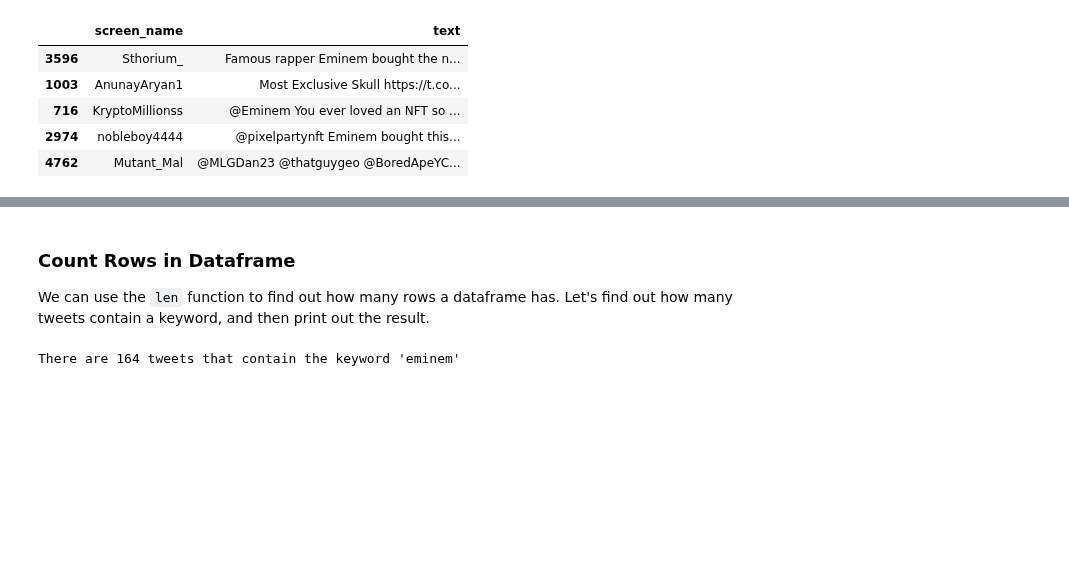
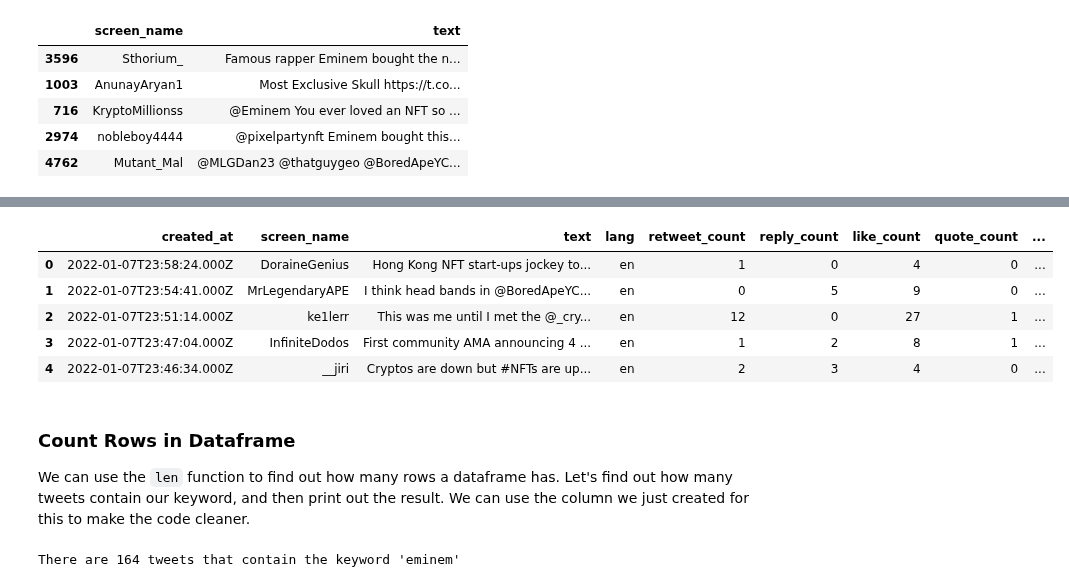
Before and after one commit to zlisto/social_media_analytics, a Jupyter notebook: Lecture02_BasicSocialMediaDataAnalysis.ipynb, the cells around one changed output, grey strips where cells are left out. Cells and saved outputs as stored; diff of their text form; code cells hidden in the pictures; blank space fills up the shorter version.

```diff
--- a/Lecture02_BasicSocialMediaDataAnalysis.ipynb
+++ b/Lecture02_BasicSocialMediaDataAnalysis.ipynb
@@ -108,5 +133,17 @@ df[df.text.str.contains(keyword, case = False)][['screen_name','text']].sample(n
+# %%
+keyword = 'eminem'
+
+df['has_eminem'] = df.text.str.contains(keyword, case = False)
+df.head()
+# %% [output]
+|  | created_at | screen_name | text | lang | retweet_count | reply_count | like_count | quote_count | ... |
+| 0 | 2022-01-07T23:58:24.000Z | DoraineGenius | Hong Kong NFT start-ups jockey to... | en | 1 | 0 | 4 | 0 | ... |
+| 1 | 2022-01-07T23:54:41.000Z | MrLegendaryAPE | I think head bands in @BoredApeYC... | en | 0 | 5 | 9 | 0 | ... |
+| 2 | 2022-01-07T23:51:14.000Z | ke1lerr | This was me until I met the @_cry... | en | 12 | 0 | 27 | 1 | ... |
+| 3 | 2022-01-07T23:47:04.000Z | InfiniteDodos | First community AMA announcing 4 ... | en | 1 | 2 | 8 | 1 | ... |
+| 4 | 2022-01-07T23:46:34.000Z | __jiri | Cryptos are down but #NFTs are up... | en | 2 | 3 | 4 | 0 | ... |
 # %% [markdown]
 ### Count Rows in Dataframe
 
-We can use the `len` function to find out how many rows a dataframe has.  Let's find out how many tweets contain a keyword, and then print out the result.
+We can use the `len` function to find out how many rows a dataframe has.  Let's find out how many tweets contain our keyword, and then print out the result. We can use the column we just created for this to make the code cleaner.
 # %%
```
Also changed, not shown: parts of 6 cells of this notebook, 2 other files.
